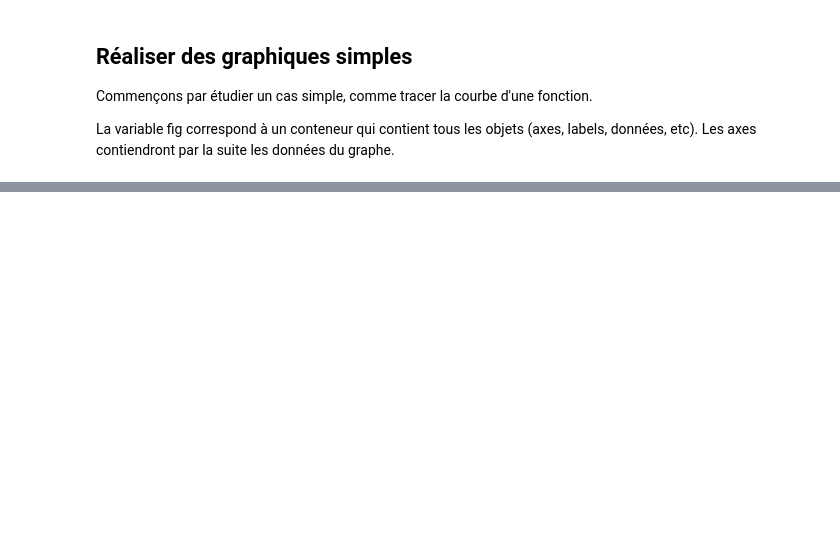
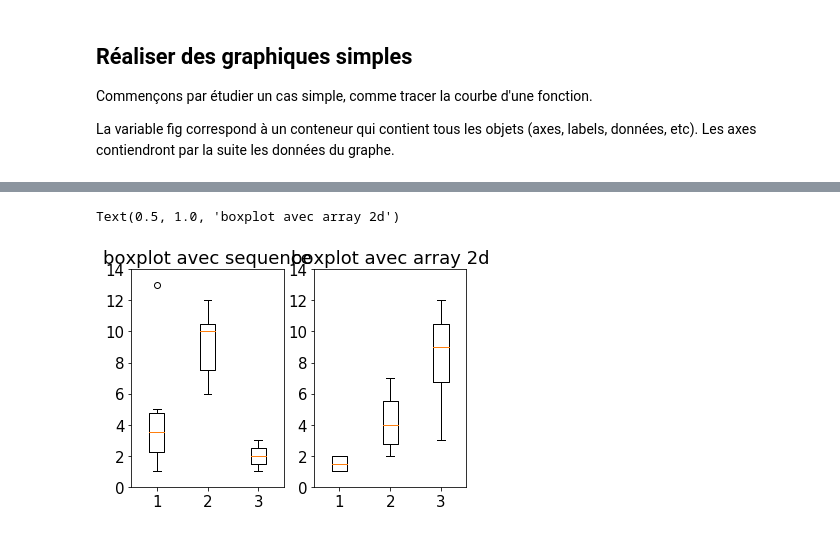
Before and after one commit to sophietheis/CoursPython, a Jupyter notebook: 05-Matplotlib.ipynb, the cells around one changed output, grey strips where cells are left out. Saved outputs shown, nothing was run; the diff lists cells and outputs as text; code cells hidden in the pictures; blank space fills up the shorter version.

```diff
--- a/05-Matplotlib.ipynb
+++ b/05-Matplotlib.ipynb
@@ -49,0 +79,15 @@ ax = ax.set(xlabel='x', ylabel='sin(x)')
+# %%
+# Boxplot
+import numpy
+plt.subplot(121)
+plt.boxplot([[1, 2, 3, 4, 5, 13], [6, 7, 8, 10, 10, 11, 12], [1, 2, 3]])
+plt.ylim(0, 14)
+plt.title('boxplot avec sequence')
+
+plt.subplot(122)
+plt.boxplot(numpy.array([[1, 2, 3], [2, 7, 8], [1, 3, 10], [2, 5, 12]]))
+plt.ylim(0, 14)
+plt.title('boxplot avec array 2d')
+# %% [output]
+Text(0.5, 1.0, 'boxplot avec array 2d')
+[figure, added]
```
Also changed, not shown: parts of 6 cells of this notebook, 25 other files.
